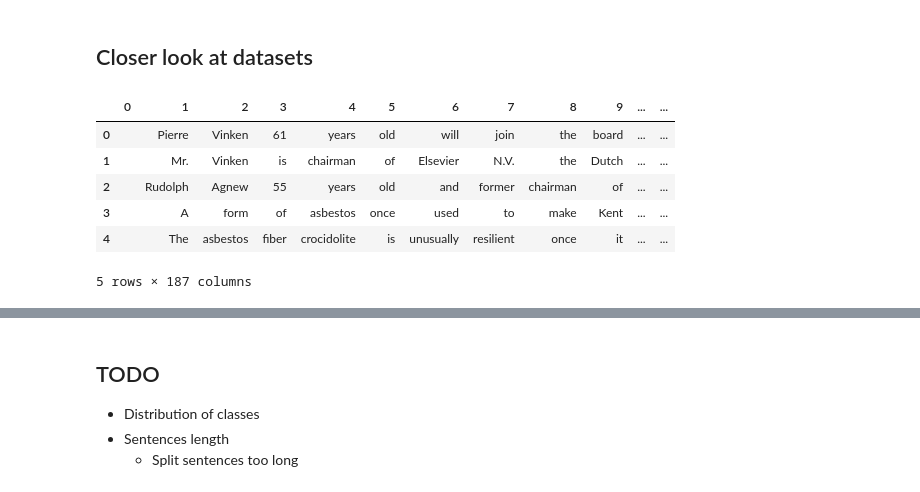
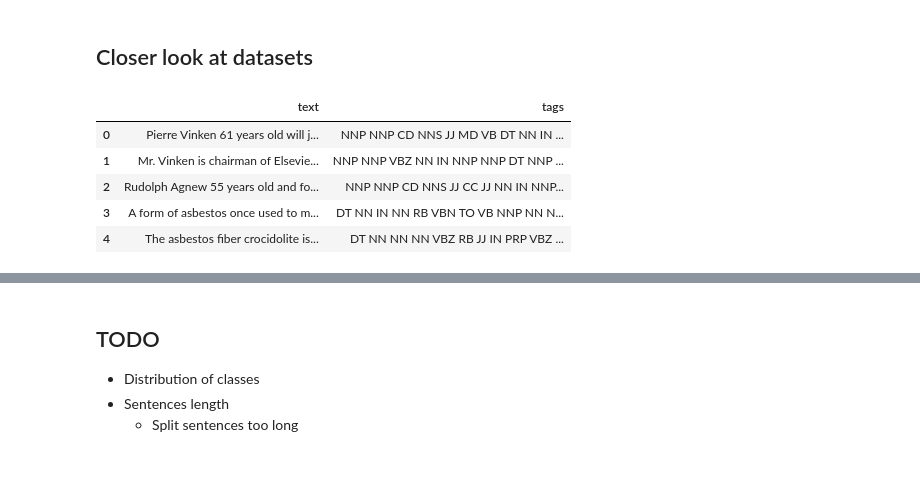
Before and after one commit to Valendrew/pos-tagging-abstractive-qa, a Jupyter notebook: master_nlp_ass01.ipynb, the cells around one changed output, grey strips where cells are left out. Drawn from its saved outputs; the diff is of its cells as text; code cells hidden in the pictures.

```diff
--- a/master_nlp_ass01.ipynb
+++ b/master_nlp_ass01.ipynb
@@ -89,9 +92,9 @@ class DataLoader:
     def __init__(self):
         self.prog = re.compile(self.PUNCTUATIONS)
 
-    def __call__(self, start_i: int, end_i: int, split: bool = True, desc: typing.Optional[str] = None):
-        df_X = pd.DataFrame()
-        df_y = pd.DataFrame()
+    def __call__(self, start_i: int, end_i: int, desc: typing.Optional[str] = None):
+        df = pd.DataFrame(columns=["text", "tags"])
+        # df_y = pd.DataFrame()
 
         for i in tqdm.trange(start_i, end_i+1, desc=f"Reading {desc} data"):
             idx_len = "0" * (3 - len(str(i)))
@@ -111,30 +114,25 @@ class DataLoader:
                 # Process sentence
                 assert len(c) == 3
                 if self.prog.fullmatch(c[1]) is None:
-                    Xrows[i] += " " + c[0]
-                    yrows[i] += " " + c[1]
+                    Xrows[i] += (" " if len(Xrows[i]) > 0 else "") +  c[0]
+                    yrows[i] += (" " if len(yrows[i]) > 0 else "") + c[1]
 
-            # X dataframe
-            new_X = pd.DataFrame([r.split(" ") if split else r for r in Xrows])
-            df_X = pd.concat([df_X, new_X], ignore_index=True)
-            # y dataframe
-            new_y = pd.DataFrame([r.split(" ") if split else r for r in yrows])
-            df_y = pd.concat([df_y, new_y], ignore_index=True)
-        return df_X, df_y
+            new_df = pd.DataFrame.from_dict({"text": Xrows, "tags": yrows})
+            df = pd.concat([df, new_df], axis=0, ignore_index=True)
+        return df
 
 data_loader = DataLoader()
-df_Xtrain, df_ytrain = data_loader(1, 100, desc="train")
-df_Xval, df_yval = data_loader(101, 150, desc="validation")
-df_Xtest, df_ytest = data_loader(151, 199, desc="test")
+df_train = data_loader(1, 100, desc="train")
+df_val = data_loader(101, 150, desc="validation")
+df_test = data_loader(151, 199, desc="test")
 # %% [markdown]
 ## Closer look at datasets
 # %%
-df_Xtrain.head()
+df_train.head()
 # %% [output]
-|  | 0 | 1 | 2 | 3 | 4 | 5 | 6 | 7 | 8 | 9 | ... | ... |
-| 0 |  | Pierre | Vinken | 61 | years | old | will | join | the | board | ... | ... |
-| 1 |  | Mr. | Vinken | is | chairman | of | Elsevier | N.V. | the | Dutch | ... | ... |
-| 2 |  | Rudolph | Agnew | 55 | years | old | and | former | chairman | of | ... | ... |
-| 3 |  | A | form | of | asbestos | once | used | to | make | Kent | ... | ... |
-| 4 |  | The | asbestos | fiber | crocidolite | is | unusually | resilient | once | it | ... | ... |
+|  | text | tags |
+| 0 | Pierre Vinken 61 years old will j... | NNP NNP CD NNS JJ MD VB DT NN IN ... |
+| 1 | Mr. Vinken is chairman of Elsevie... | NNP NNP VBZ NN IN NNP NNP DT NNP ... |
+| 2 | Rudolph Agnew 55 years old and fo... | NNP NNP CD NNS JJ CC JJ NN IN NNP... |
+| 3 | A form of asbestos once used to m... | DT NN IN NN RB VBN TO VB NNP NN N... |
+| 4 | The asbestos fiber crocidolite is... | DT NN NN NN VBZ RB JJ IN PRP VBZ ... |
-5 rows × 187 columns
```
Also changed, not shown: parts of 36 cells of this notebook.
